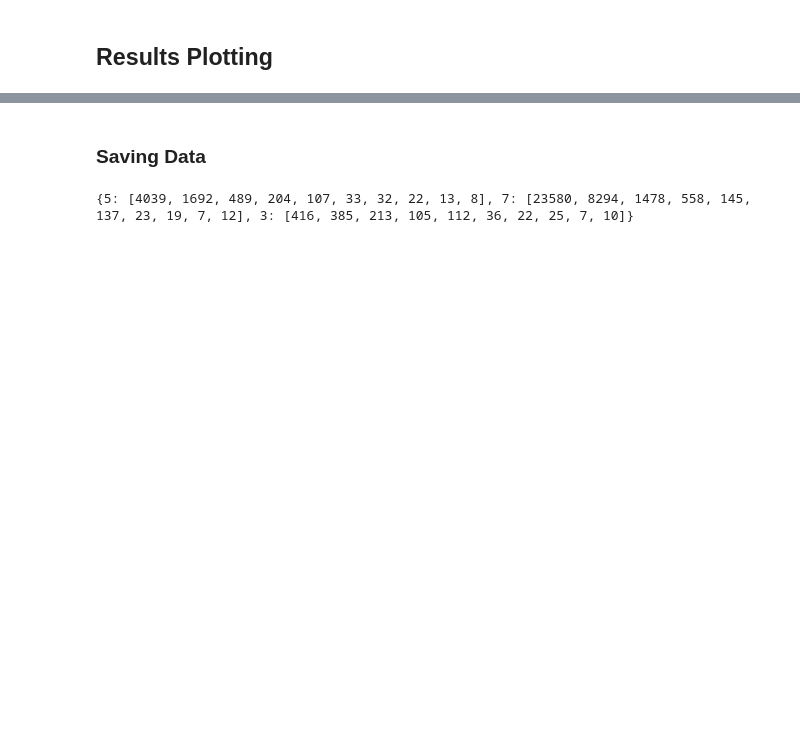
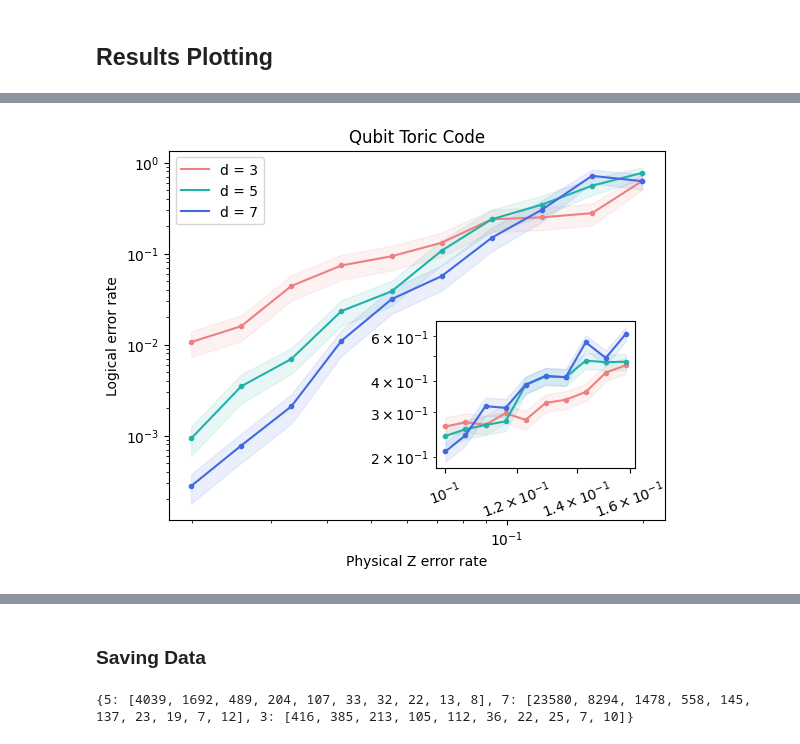
Before and after one commit to e-kneip/bbqudit, a Jupyter notebook: bbq/notebooks/plots_and_data_saves.ipynb, the cells around one changed output, grey strips where cells are left out. Cells and saved outputs as stored; diff of their text form; code cells hidden in the pictures; blank space fills up the shorter version.

```diff
--- a/bbq/notebooks/plots_and_data_saves.ipynb
+++ b/bbq/notebooks/plots_and_data_saves.ipynb
@@ -496,0 +158,18 @@ ax.set_title('Ququint Toric Code');
+# %%
+results = {3: [938, 627, 227, 135, 107, 76, 42, 40, 36, 16],
+           5: [8591, 2295, 1436, 428, 260, 93, 42, 29, 18, 13],
+           7: [28624, 10266, 3814, 909, 317, 177, 67, 33, 14, 16]}
+num_failures = {3: 10,
+                5: [8, 8, 10, 10, 10, 10, 10, 10, 10, 10],
+                7: [8, 8, 8, 10, 10, 10, 10, 10, 10, 10]}
+
+ext_results = {3: [379, 365, 373, 336, 357, 306, 297, 277, 232, 217],
+           5: [413, 389, 374, 362, 260, 240, 242, 208, 211, 210],
+           7: [476, 411, 315, 320, 259, 239, 242, 176, 203, 163]}
+ext_num_failures = {3: 100,
+                5: 100,
+                7: 100}
+# %%
+plot_results(physical_error, results, num_failures, noise_model, rounds, ext_physical_error, ext_results, ext_num_failures, legend=['d = 3', 'd = 5', 'd = 7'], title='Qubit Toric Code')
+# %% [output]
+[figure, added]
```
Also changed, not shown: parts of 38 cells of this notebook, 1 other file.
